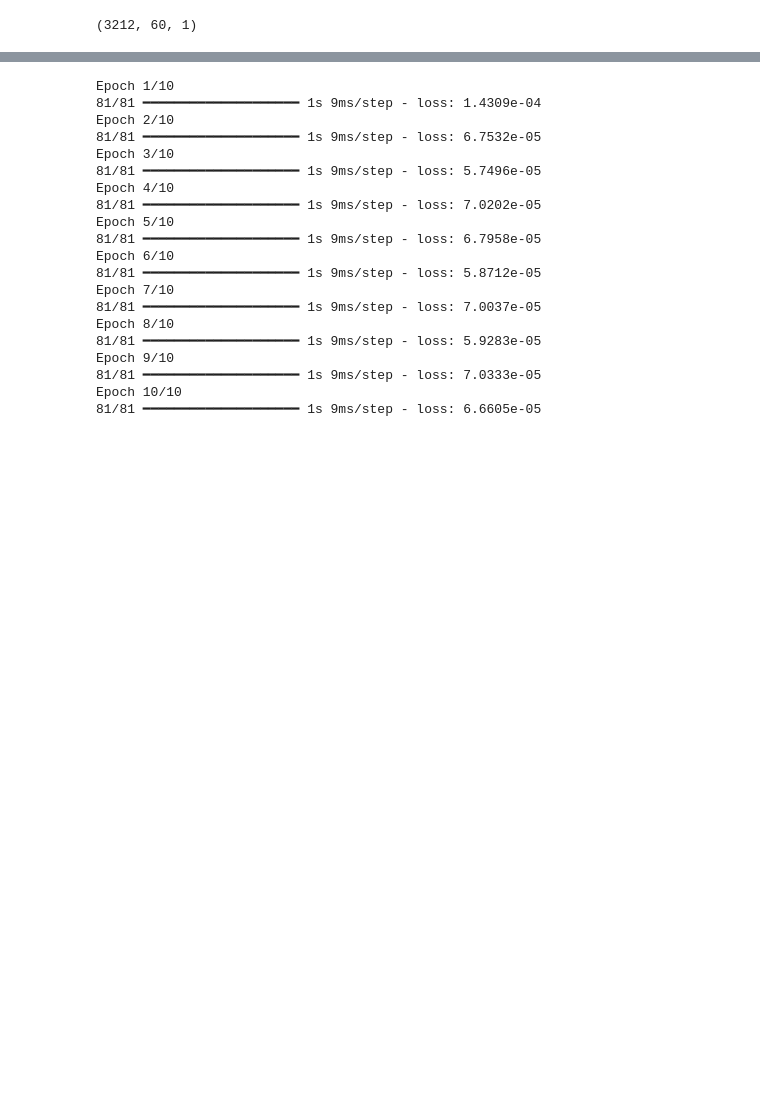
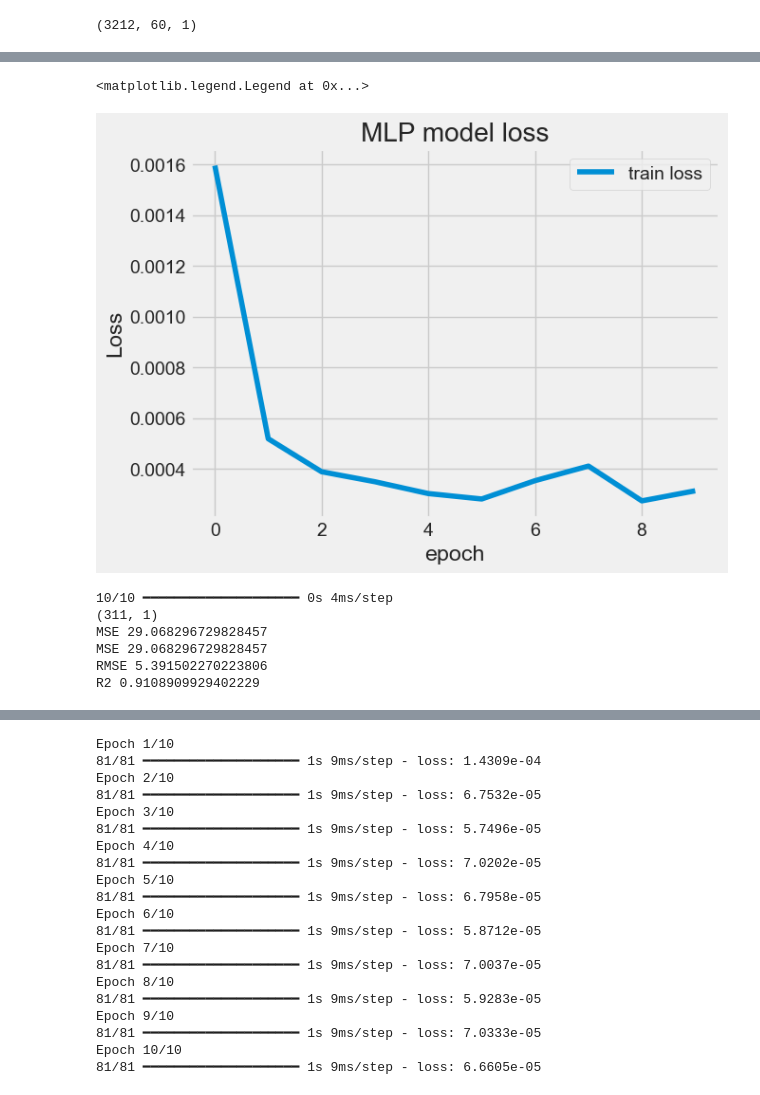
Before and after one commit to Henrywalker2002/stock_prediction, a Jupyter notebook: final.ipynb, the cells around one changed output, grey strips where cells are left out. Cells and saved outputs as stored; diff of their text form; code cells hidden in the pictures; blank space fills up the shorter version.

```diff
--- a/final.ipynb
+++ b/final.ipynb
@@ -159,0 +164,11 @@ x_test = np.reshape(x_test, (x_test.shape[0], x_test.shape[1], 1))
+# %%
+MLP_model = Sequential()
+
+MLP_model.add(Flatten(input_shape=(x_train.shape[1], 1)))
+MLP_model.add(Dense(50, activation='relu'))
+MLP_model.add(Dense(50, activation='relu'))
+MLP_model.add(Dense(1 , activation='linear'))
+
+MLP_model.compile(optimizer='adam', loss='mean_squared_error')
+# %%
+history_MLP = MLP_model.fit(x_train, y_train, batch_size=40, epochs=10)
@@ -159,0 +196,24 @@ x_test = np.reshape(x_test, (x_test.shape[0], x_test.shape[1], 1))
+# %%
+plt.plot(history_MLP.history['loss'], label='train loss')
+plt.title('MLP model loss')
+plt.xlabel("epoch")
+plt.ylabel("Loss")
+plt.legend()
+# %% [output]
+<matplotlib.legend.Legend at 0x...>
+[figure, added]
+# %%
+MLP_predictions = MLP_model.predict(x_test)
+MLP_predictions = scaler.inverse_transform(MLP_predictions)
+
+print("MSE", metrics.mean_squared_error(y_test, MLP_predictions))
+print("MSE", metrics.mean_squared_error(y_test, MLP_predictions))
+print("RMSE", np.sqrt(metrics.mean_squared_error(y_test, MLP_predictions)))
+print("R2", metrics.explained_variance_score(y_test, MLP_predictions))
+# %% [output]
+10/10 ━━━━━━━━━━━━━━━━━━━━ 0s 4ms/step
+(311, 1)
+MSE 29.068296729828457
+MSE 29.068296729828457
+RMSE 5.391502270223806
+R2 0.9108909929402229
```
Also changed, not shown: parts of 11 cells of this notebook, 6 other files.
